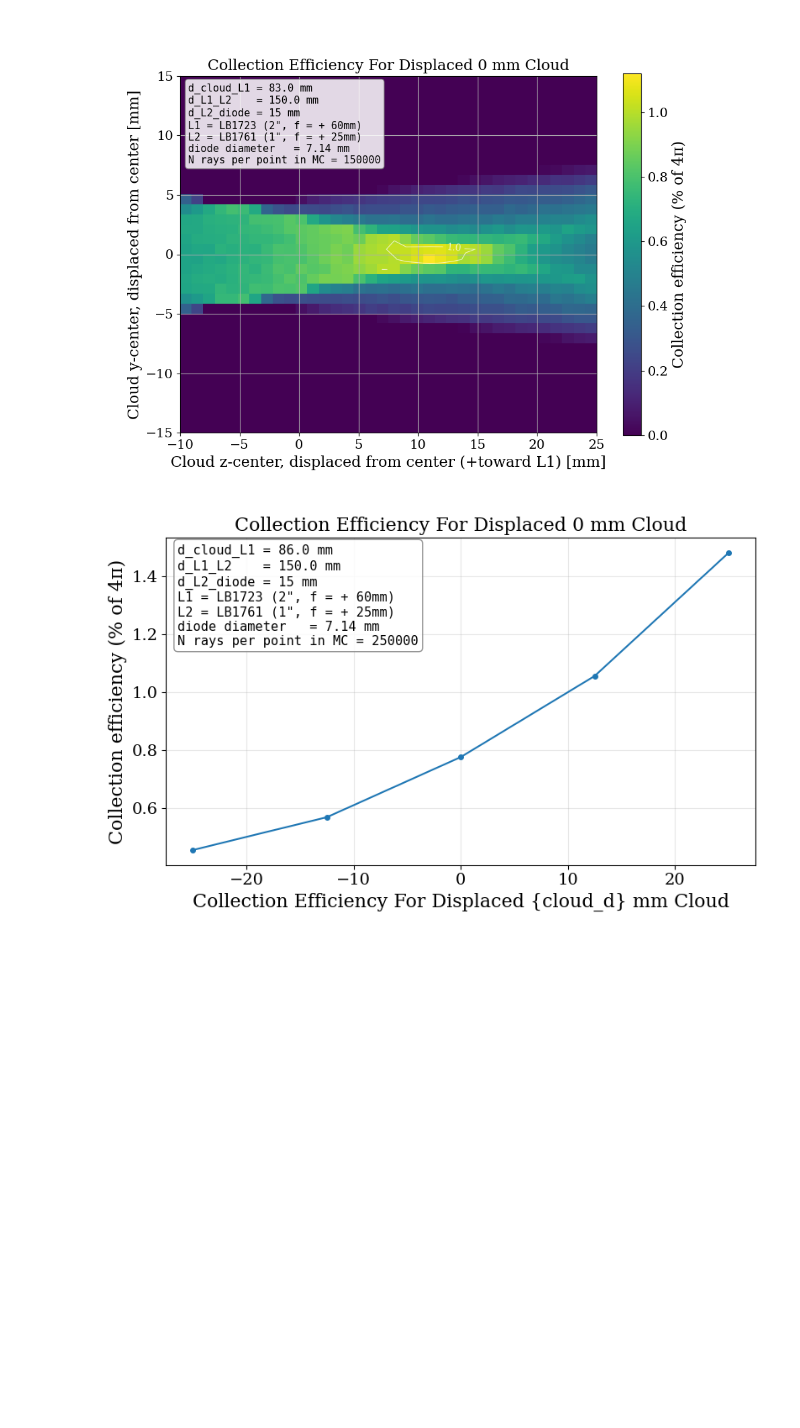
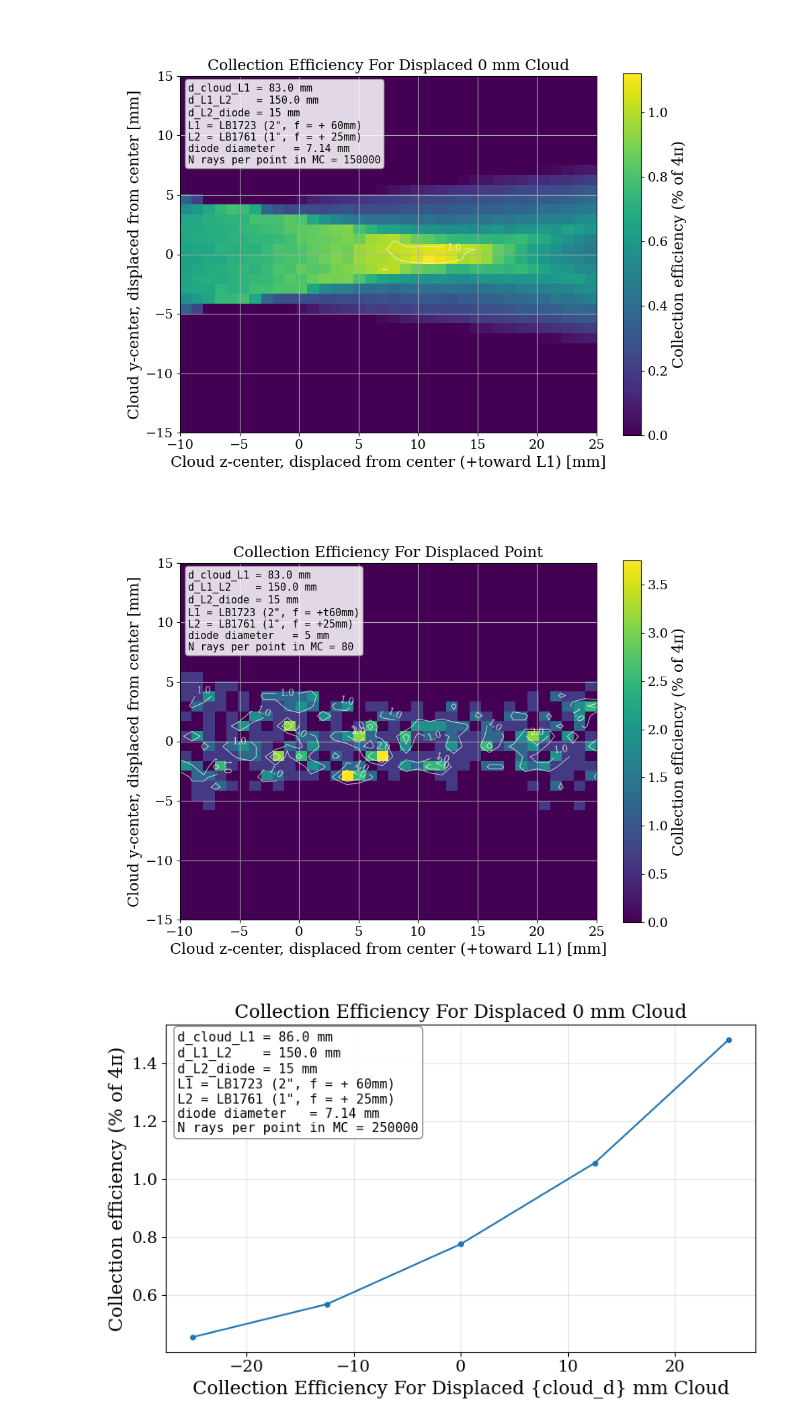
Before and after one commit to josephmlev/eedm_jml, a Jupyter notebook: daqAnalysisAndExperiments/optics/flourescenceTelescope/flourescenceTelescope.ipynb, the cells around one changed output. Cells and saved outputs as stored; diff of their text form; code cells hidden in the pictures; blank space fills up the shorter version.

Commit message:
moved and deleted some cells to clean up

```diff
--- a/daqAnalysisAndExperiments/optics/flourescenceTelescope/flourescenceTelescope.ipynb
+++ b/daqAnalysisAndExperiments/optics/flourescenceTelescope/flourescenceTelescope.ipynb
@@ -299,6 +160,83 @@ plt.tight_layout()
 # %% [output]
 RuntimeWarning [in 2280086231.py]: More than 20 figures have been opened. Figures created through the pyplot interface (`matplotlib.pyplot.figure`) are retained until explicitly closed and may consume ...
 [figure]
+# %%
+%matplotlib widget
+import numpy as np
+import matplotlib.pyplot as plt
+from raytracing import ImagingPath, Space, Lens, Ray
+
+plt.rc('font', family='serif')
+plt.rc('xtick', labelsize=14)
+plt.rc('ytick', labelsize=14)
+plt.rc('axes', titlesize=16, labelsize=16)
+plt.rc('legend', fontsize=14)
+plt.rc('figure', titlesize=18)
+
+
+# --- Cloud + scan ---
+cloud_d = 0                          # mm, treated as a disk in (y,z)
+R = cloud_d / 2
+N = 80                               # rays per grid cell
+y_grid = np.linspace(-15, 15, 36)
+z_grid = np.linspace(-10, 25, 36)        # +z = toward L1
+
+eff = np.zeros((len(z_grid), len(y_grid)))
+
+for i, zc in enumerate(z_grid):
+    for j, yc in enumerate(y_grid):
+        # atom positions, uniform inside a disk of radius R
+        r   = R * np.sqrt(np.random.rand(N))
+        phi = 2*np.pi * np.random.rand(N)
+        dy, dz = r*np.cos(phi), r*np.sin(phi)
+
+        # 3D-isotropic emission, forward hemisphere; divide by 2 at end for full 4π
+        theta = np.arccos(np.random.rand(N)) * np.random.choice([-1, 1], N)
+
+        # absorb (yc+dy, zc+dz) into effective y at z=0
+        y_eff = (yc + dy) - theta * (zc + dz)
+
+        n_pass = sum(
+            not path.traceThrough(Ray(y=y_eff[k], theta=theta[k])).isBlocked
+            for k in range(N)
+        )
+        eff[i, j] = n_pass / N / 2.0 * 100   # 4π-normalized
+
+info = (
+    f"d_cloud_L1 = {d_cloud_L1} mm\n"
+    f"d_L1_L2    = {d_L1_L2} mm\n"
+    f"d_L2_diode = {d_L2_diode} mm\n"
+    f'L1 = LB1723 (2", f = +t60mm)\n'
+    f'L2 = LB1761 (1", f = +25mm)\n'
+    f"diode diameter   = {diameter_diode} mm\n"
+    f"N rays per point in MC = {N}"
+)
+
+
+fig, ax = plt.subplots(figsize=(10, 7))
+im = ax.imshow(eff.T,
+               extent=[z_grid[0], z_grid[-1], y_grid[0], y_grid[-1]],
+               origin='lower', aspect='equal', cmap='viridis')
+ax.set_xlabel('Cloud z-center, displaced from center (+toward L1) [mm]')
+ax.set_ylabel('Cloud y-center, displaced from center [mm]')
+plt.colorbar(im, ax=ax, label='Collection efficiency (% of 4π)')
+
+Z, Y = np.meshgrid(z_grid, y_grid)
+cs = ax.contour(Z, Y, eff.T, levels=[1, 2.0],
+                colors='white', linewidths=0.8, alpha=0.7)
+ax.clabel(cs, inline=True, fontsize=10, fmt='%.1f')
+
+
+ax.set_title(f'Collection Efficiency For Displaced Point')
+
+ax.text(0.02, 0.98, info, transform=ax.transAxes,
+        va='top', ha='left', family='monospace', fontsize=11,
+        bbox=dict(boxstyle='round', facecolor='white',
+                  alpha=0.85, edgecolor='gray'))
+plt.show()
+plt.tight_layout()
+# %% [output]
+[figure, added]
 # %%
 #1D along Z axis
 # --- Cloud + scan ---
```
Also changed, not shown: parts of 7 cells of this notebook.
